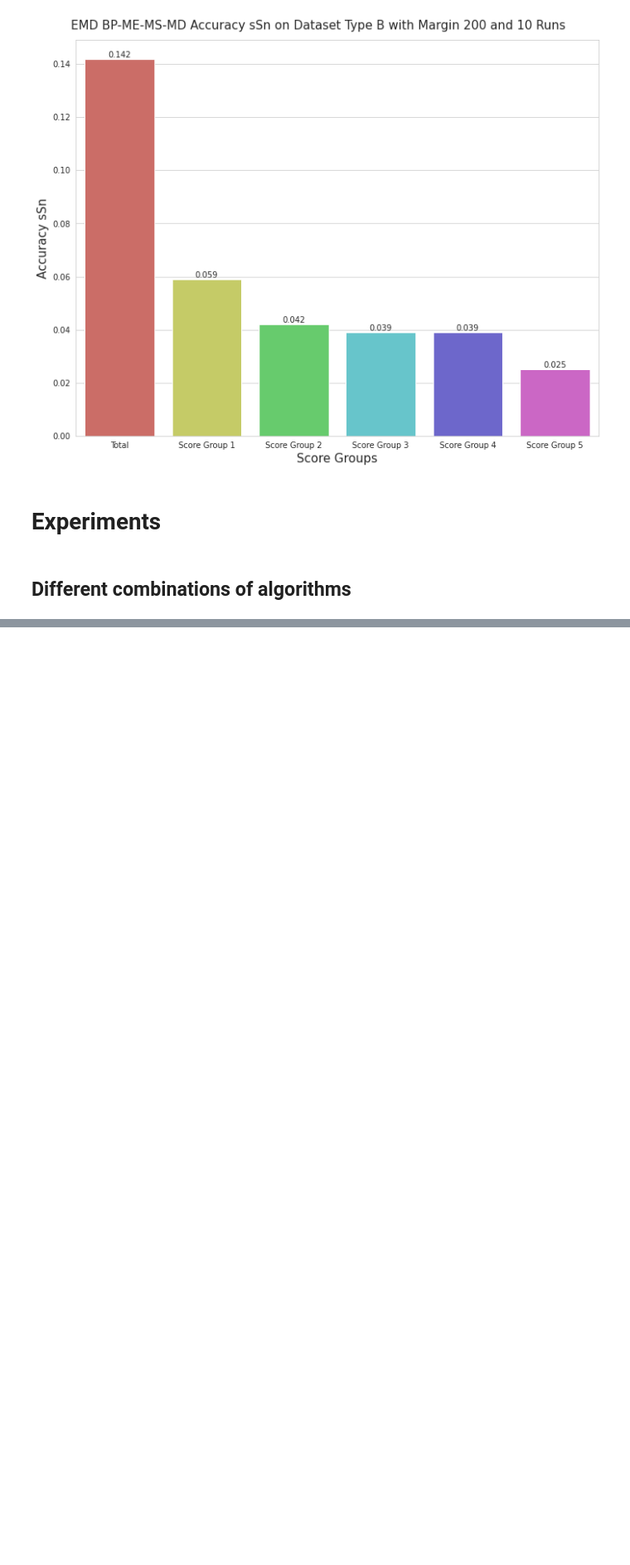
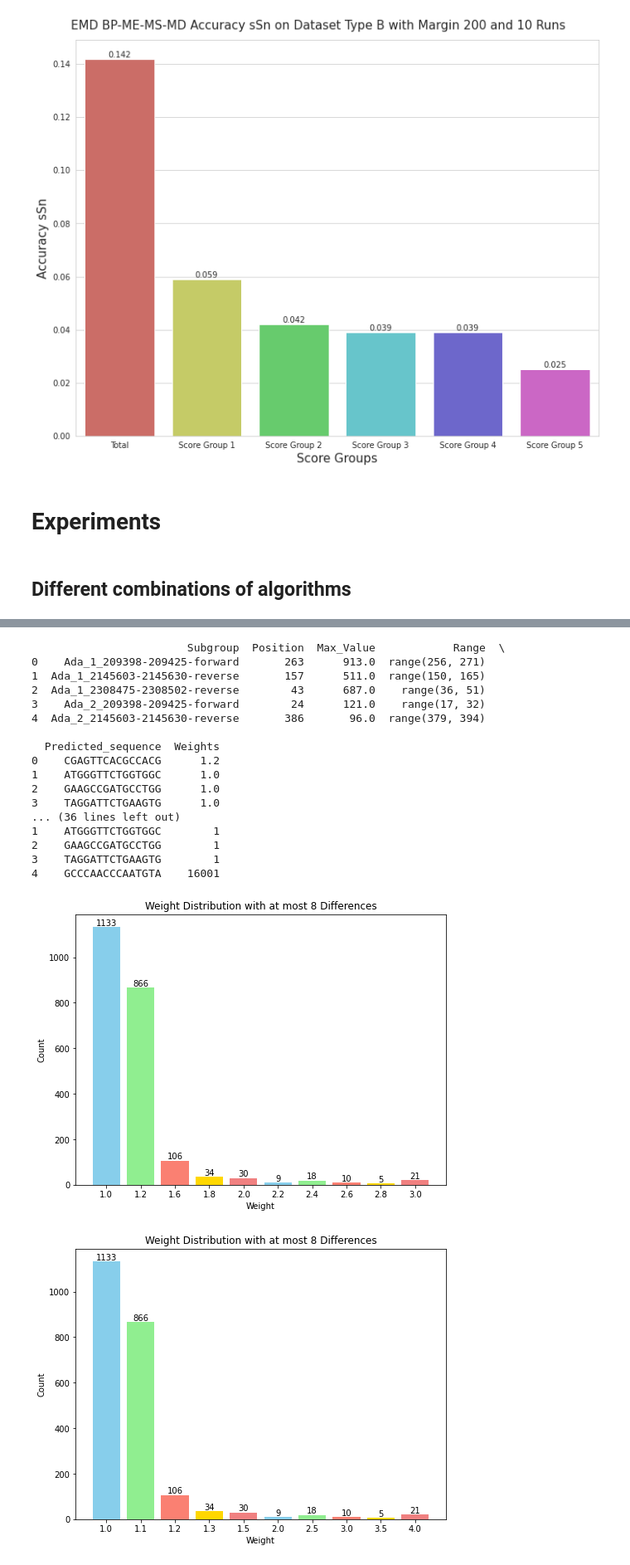
Before and after one commit to SpyrosAlvanakis/Molecular_Algorithms_project, a Jupyter notebook: Run_EMD_Pipeline.ipynb, the cells around one changed output, grey strips where cells are left out. Shown at 83% size. Cells and saved outputs as stored; diff of their text form; code cells hidden in the pictures; blank space fills up the shorter version.

```diff
--- a/Run_EMD_Pipeline.ipynb
+++ b/Run_EMD_Pipeline.ipynb
@@ -444,0 +478,27 @@ sSn = 0.057001239157372985
+# %%
+def plot_weight_distribution(weighten_df):
+    weight_counts = weighten_df['Weights'].value_counts().sort_index()
+
+    colors = ['skyblue', 'lightgreen', 'salmon', 'gold', 'lightcoral']
+    bar_width = 0.8
+    x_indices = np.arange(len(weight_counts))
+
+    fig, ax = plt.subplots(figsize=(8, 6))
+    bars = ax.bar(x_indices, weight_counts.values, color=colors, width=bar_width)
+
+    ax.set_xticks(x_indices)
+    ax.set_xticklabels(weight_counts.index)
+
+    ax.set_xlabel('Weight')
+    ax.set_ylabel('Count')
+    ax.set_title('Weight Distribution with at most 8 Differences')
+
+    for bar in bars:
+        height = bar.get_height()
+        ax.text(bar.get_x() + bar.get_width() / 2, height, int(height), ha='center', va='bottom')
+
+    plt.show()
+# %%
+streme_results = pd.read_csv('CSVs/stage_1/streme_sites.csv')
+streme_results = streme_results.iloc[:, 1:]
+streme_results.head()
@@ -444,0 +512,3 @@ sSn = 0.057001239157372985
+# %%
+max_values_df = pd.read_csv("CSVs/extraction/positions_['bioprospector' 'meme' 'motifSampler' 'mdscan'].csv")
+weighten_df = add_predicted_site_sequence(max_values_df,'./Data/datasetB200/')
@@ -444,0 +524,34 @@ sSn = 0.057001239157372985
+# %%
+weight_set_1 = {0:2, 1: 1.8, 2: 1.6, 3: 1.4, 4: 1.2, 5: 1, 6: 0.8, 7: 0.6, 8: 0.2}
+weight_set_2 = {0:3, 1: 2.5, 2: 2, 3: 1.5, 4: 1, 5: 0.5, 6: 0.3, 7: 0.2, 8: 0.1}
+weight_set_3 = {0:10, 1: 9, 2: 8, 3: 7, 4: 6, 5: 5, 6: 4, 7: 3, 8: 1}
+weight_set_4 = {0:10*10**9, 1: 27*10**7, 2: 67*10**6, 3: 17*10**6, 4: 42*10**5, 5: 10*10**5, 6: 26*10**4, 7: 65*10**3, 8: 16*10**3}
+weight_sets = [weight_set_1, weight_set_2, weight_set_3, weight_set_4]
+# %%
+for i, weight_set in enumerate(weight_sets):
+    weighten_df = add_weights_with_similarity(weighten_df, streme_results, weight_set)
+    # print(weighten_df.head())
+    weighten_df.Weights.unique()
+    plot_weight_distribution(weighten_df)
+
+    weighten_df.to_csv(f'CSVs/extraction/positions_with_weight_set_{i+1}.csv')
+# %% [output]
+                        Subgroup  Position  Max_Value            Range  \
+0    Ada_1_209398-209425-forward       263      913.0  range(256, 271)
+1  Ada_1_2145603-2145630-reverse       157      511.0  range(150, 165)
+2  Ada_1_2308475-2308502-reverse        43      687.0    range(36, 51)
+3    Ada_2_209398-209425-forward        24      121.0    range(17, 32)
+4  Ada_2_2145603-2145630-reverse       386       96.0  range(379, 394)
+
+  Predicted_sequence  Weights
+0    CGAGTTCACGCCACG      1.2
+1    ATGGGTTCTGGTGGC      1.0
+2    GAAGCCGATGCCTGG      1.0
+3    TAGGATTCTGAAGTG      1.0
+... (36 lines left out)
+1    ATGGGTTCTGGTGGC        1
+2    GAAGCCGATGCCTGG        1
+3    TAGGATTCTGAAGTG        1
+4    GCCCAACCCAATGTA    16001
+[figure, added]
+[figure, added]
```
Also changed, not shown: parts of 12 cells of this notebook, 1 other file.
